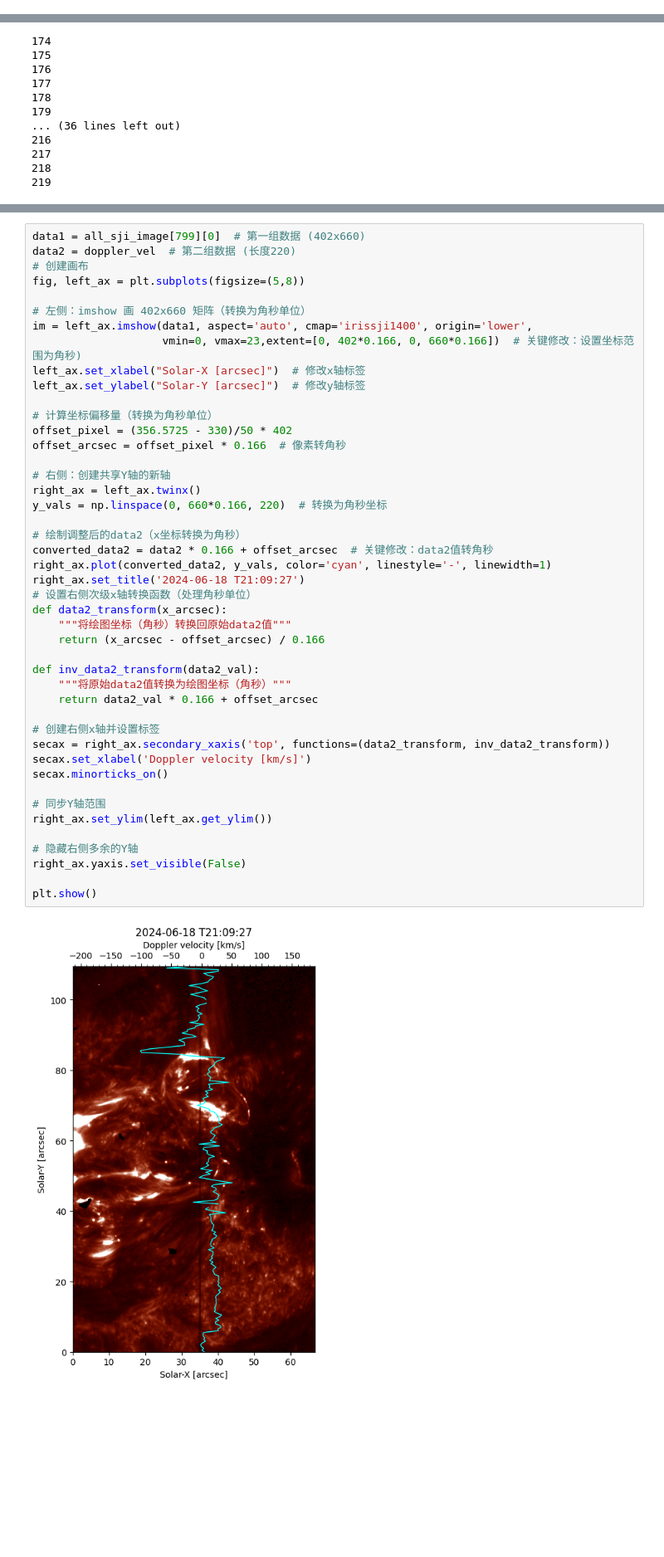
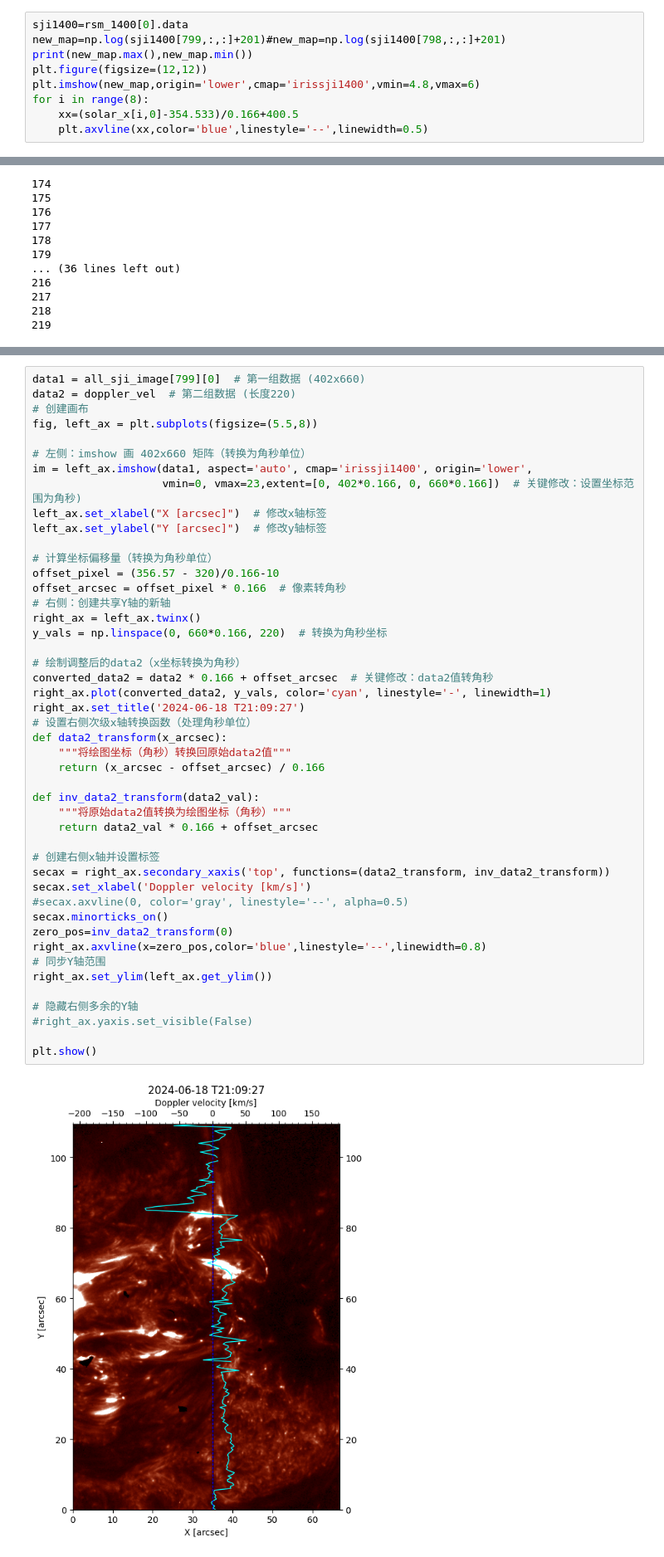
Before and after one commit to xiaosjh/reconnection, a Jupyter notebook: iris_analysis.ipynb, the cells around one changed output, grey strips where cells are left out. Shown at 83% size. Cells and saved outputs as stored; diff of their text form; blank space fills up the shorter version.

```diff
--- a/iris_analysis.ipynb
+++ b/iris_analysis.ipynb
@@ -54,0 +41,9 @@ plt.scatter(fig_x,400,s=20,marker='*',c='blue')
+# %%
+sji1400=rsm_1400[0].data
+new_map=np.log(sji1400[799,:,:]+201)#new_map=np.log(sji1400[798,:,:]+201)
+print(new_map.max(),new_map.min())
+plt.figure(figsize=(12,12))
+plt.imshow(new_map,origin='lower',cmap='irissji1400',vmin=4.8,vmax=6)
+for i in range(8):
+    xx=(solar_x[i,0]-354.533)/0.166+400.5
+    plt.axvline(xx,color='blue',linestyle='--',linewidth=0.5)
@@ -343,46 +342,47 @@ plt.minorticks_on()
 data1 = all_sji_image[799][0]  # 第一组数据 (402x660)
 data2 = doppler_vel  # 第二组数据 (长度220)
 # 创建画布
-fig, left_ax = plt.subplots(figsize=(5,8))
+fig, left_ax = plt.subplots(figsize=(5.5,8))
 
 # 左侧：imshow 画 402x660 矩阵（转换为角秒单位）
 im = left_ax.imshow(data1, aspect='auto', cmap='irissji1400', origin='lower',
                     vmin=0, vmax=23,extent=[0, 402*0.166, 0, 660*0.166])  # 关键修改：设置坐标范围为角秒)
-left_ax.set_xlabel("Solar-X [arcsec]")  # 修改x轴标签
-left_ax.set_ylabel("Solar-Y [arcsec]")  # 修改y轴标签
+left_ax.set_xlabel("X [arcsec]")  # 修改x轴标签
+left_ax.set_ylabel("Y [arcsec]")  # 修改y轴标签
 
 # 计算坐标偏移量（转换为角秒单位）
-offset_pixel = (356.5725 - 330)/50 * 402
+offset_pixel = (356.57 - 320)/0.166-10
 offset_arcsec = offset_pixel * 0.166  # 像素转角秒
-
 # 右侧：创建共享Y轴的新轴
 right_ax = left_ax.twinx()
 y_vals = np.linspace(0, 660*0.166, 220)  # 转换为角秒坐标
 
 # 绘制调整后的data2（x坐标转换为角秒）
 converted_data2 = data2 * 0.166 + offset_arcsec  # 关键修改：data2值转角秒
 right_ax.plot(converted_data2, y_vals, color='cyan', linestyle='-', linewidth=1)
 right_ax.set_title('2024-06-18 T21:09:27')
 # 设置右侧次级x轴转换函数（处理角秒单位）
 def data2_transform(x_arcsec):
     """将绘图坐标（角秒）转换回原始data2值"""
     return (x_arcsec - offset_arcsec) / 0.166
 
 def inv_data2_transform(data2_val):
     """将原始data2值转换为绘图坐标（角秒）"""
     return data2_val * 0.166 + offset_arcsec
 
 # 创建右侧x轴并设置标签
 secax = right_ax.secondary_xaxis('top', functions=(data2_transform, inv_data2_transform))
 secax.set_xlabel('Doppler velocity [km/s]')
+#secax.axvline(0, color='gray', linestyle='--', alpha=0.5)
 secax.minorticks_on()
-
+zero_pos=inv_data2_transform(0)
+right_ax.axvline(x=zero_pos,color='blue',linestyle='--',linewidth=0.8)
 # 同步Y轴范围
 right_ax.set_ylim(left_ax.get_ylim())
 
 # 隐藏右侧多余的Y轴
-right_ax.yaxis.set_visible(False)
+#right_ax.yaxis.set_visible(False)
 
 plt.show()
 # %% [output]
-[figure, old version]
+[figure, new version]
```
Also changed, not shown: parts of 14 cells of this notebook, 2 other files.
